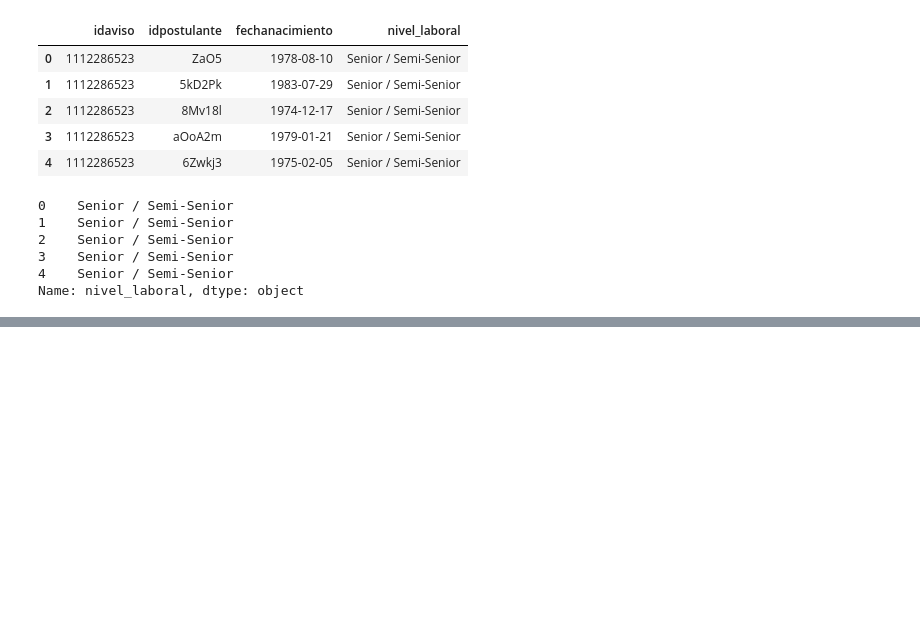
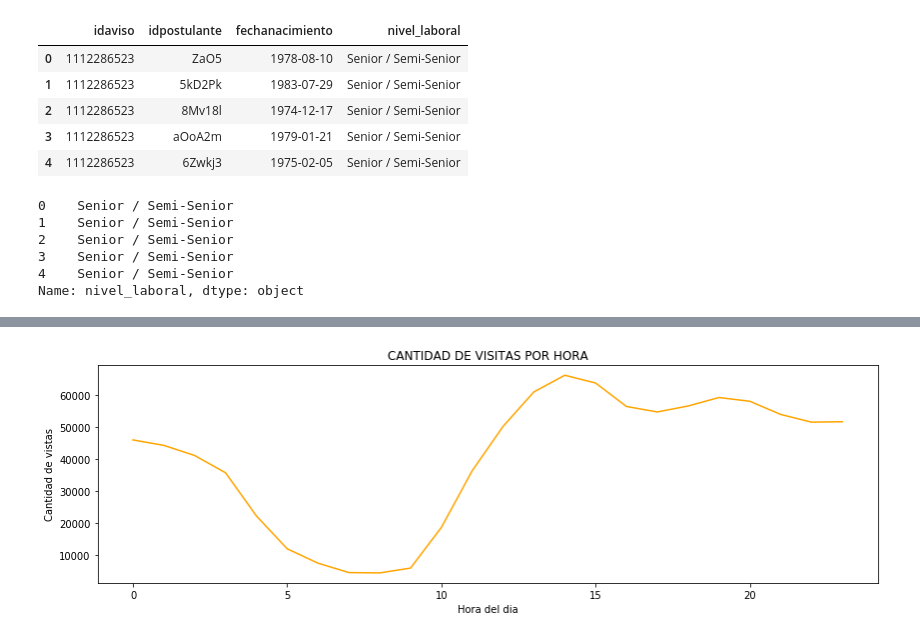
Before and after one commit to matfonseca/OrgaDatos, a Jupyter notebook: Analisis exploratorio.ipynb, the cells around one changed output, grey strips where cells are left out. Drawn from its saved outputs; the diff is of its cells as text; code cells hidden in the pictures; blank space fills up the shorter version.

```diff
--- a/Analisis exploratorio.ipynb
+++ b/Analisis exploratorio.ipynb
@@ -459,0 +464,3 @@ percentage_df.plot.hexbin('nivel_laboral2','percentage');
+# %%
+data_views['timestamp'] = pd.to_datetime(data_views['timestamp'], format = "%Y-%m-%dT%H:%M:%S",errors = 'coerce')
+data_views.head()
@@ -459,0 +474,5 @@ percentage_df.plot.hexbin('nivel_laboral2','percentage');
+# %%
+#ordeno horarios de las visitas de los  avisos
+data_hours = data_views['timestamp'].dt.hour
+hours_of_a_day = data_hours.value_counts().sort_index()
+hours_of_a_day.head(24)
@@ -459,0 +497,8 @@ percentage_df.plot.hexbin('nivel_laboral2','percentage');
+# %%
+hours_of_a_day.plot(figsize=(14,4),title='CANTIDAD DE VISITAS POR HORA', color = 'orange');
+ax=plt.gca()
+ax.set_ylabel('Cantidad de vistas')
+ax.set_xlabel('Hora del dia')
+plt.show()
+# %% [output]
+[figure, added]
```
Also changed, not shown: parts of 31 cells of this notebook.
